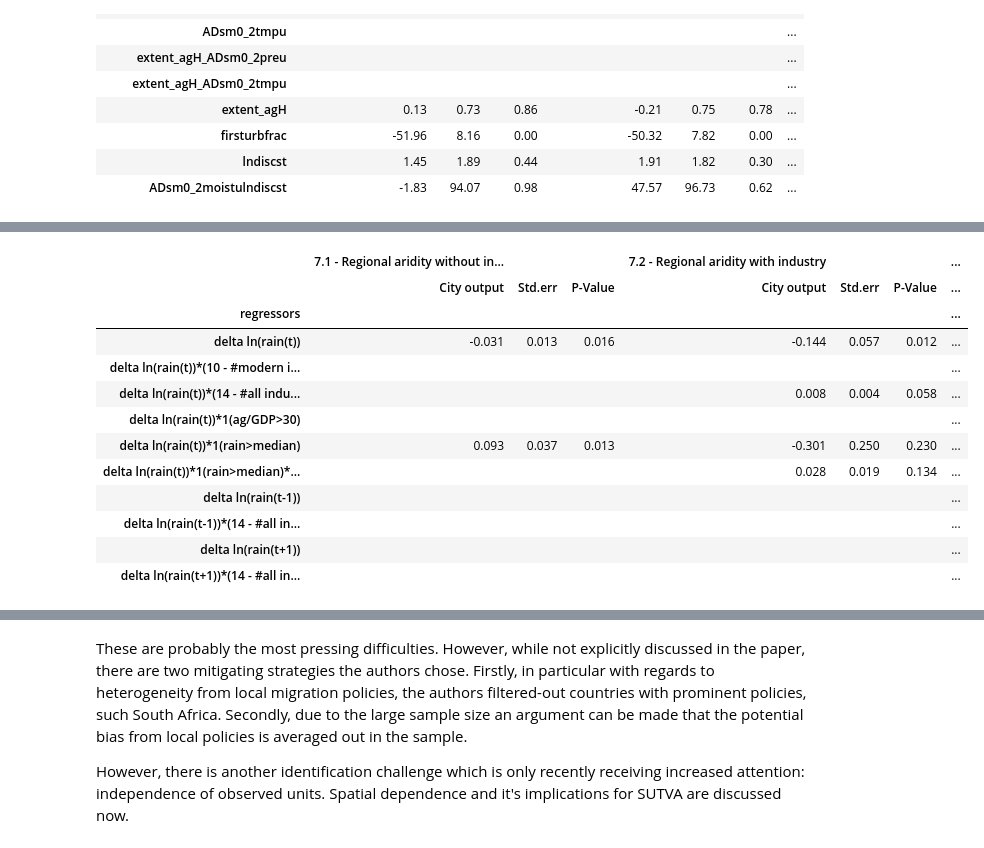
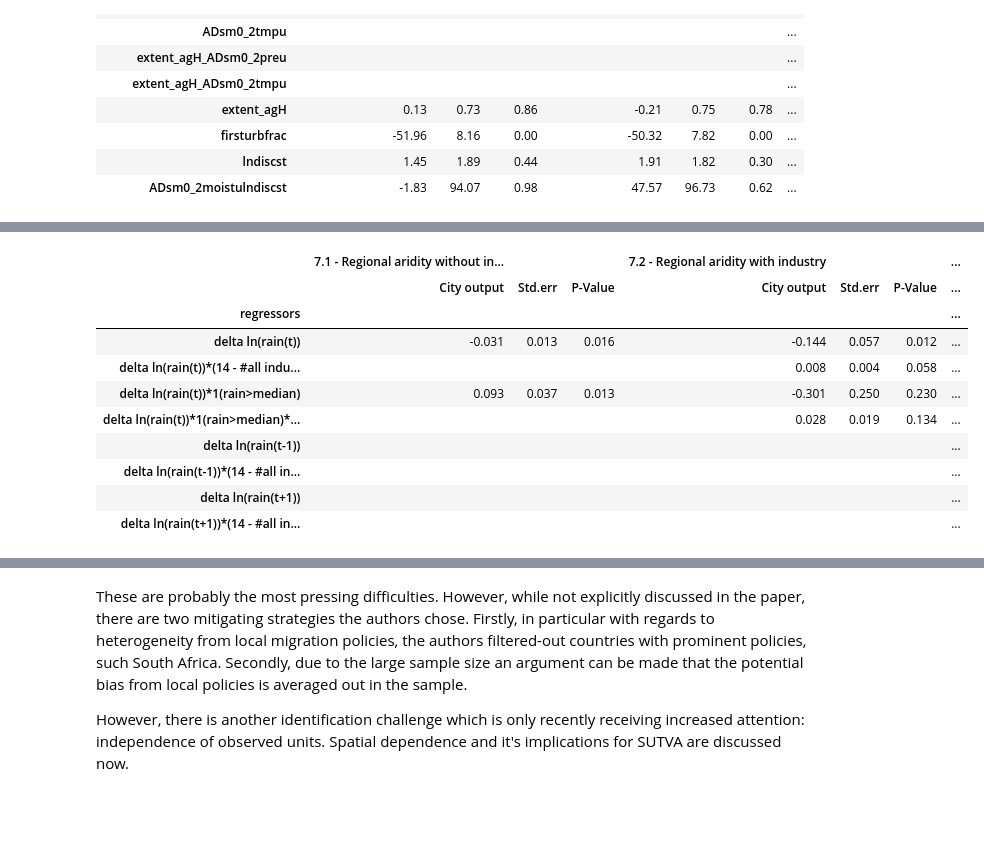
Before and after one commit to pcschreiber1/Henderson_2017_Replication, a Jupyter notebook: Replication notebook.ipynb, the cells around one changed output, grey strips where cells are left out. Cells and saved outputs as stored; diff of their text form; code cells hidden in the pictures; blank space fills up the shorter version.

```diff
--- a/Replication notebook.ipynb
+++ b/Replication notebook.ipynb
@@ -386,38 +385,40 @@ Robustness
 citydata = pd.read_stata("data/citydata.dta")
 # specifying order of display
 regressors = ["dlnrain30",
-              "extent_agE_dlnrain",
               "extent_agH_dlnrain",
-              "D_ag30_dlnrain"]
+              "hirain_dlnrain",
+              "hirain_extent_agH_dlnrain",
+              "Ldlnrain30",
+              "Lextent_agH_dlnrain",
+              "Fdlnrain30",
+              "Fextent_agH_dlnrain"]
 
 specification = {"7.1 - Regional aridity without industry":
                       ["dlnrain30",
                        "hirain_dlnrain"],
                  "7.2 - Regional aridity with industry":
                       ["dlnrain30",
                        "extent_agH_dlnrain",
                        "hirain_dlnrain",
                        "hirain_extent_agH_dlnrain"],
                  "7.3 - Lagged effect of rainfall":
                       ["dlnrain30",
                        "extent_agH_dlnrain",
                        "Ldlnrain30",
                        "Lextent_agH_dlnrain"],
                  "7.4 - Lead effect of rainfall":
                       ["dlnrain30",
                        "extent_agH_dlnrain",
                        "Fdlnrain30",
                        "Fextent_agH_dlnrain"]}
 
 get_table_citydata(regressors, specification, citydata)
 # %% [output]
 |  | 7.1 - Regional aridity without in... |  |  | 7.2 - Regional aridity with industry |  |  | ... |
 |  | City output | Std.err | P-Value | City output | Std.err | P-Value | ... |
 | regressors |  |  |  |  |  |  | ... |
 | delta ln(rain(t)) | -0.031 | 0.013 | 0.016 | -0.144 | 0.057 | 0.012 | ... |
-| delta ln(rain(t))*(10 - #modern i... |  |  |  |  |  |  | ... |
 | delta ln(rain(t))*(14 - #all indu... |  |  |  | 0.008 | 0.004 | 0.058 | ... |
-| delta ln(rain(t))*1(ag/GDP>30) |  |  |  |  |  |  | ... |
 | delta ln(rain(t))*1(rain>median) | 0.093 | 0.037 | 0.013 | -0.301 | 0.250 | 0.230 | ... |
 | delta ln(rain(t))*1(rain>median)*... |  |  |  | 0.028 | 0.019 | 0.134 | ... |
 | delta ln(rain(t-1)) |  |  |  |  |  |  | ... |
```
Also changed, not shown: parts of 55 cells of this notebook, 1 other file.
